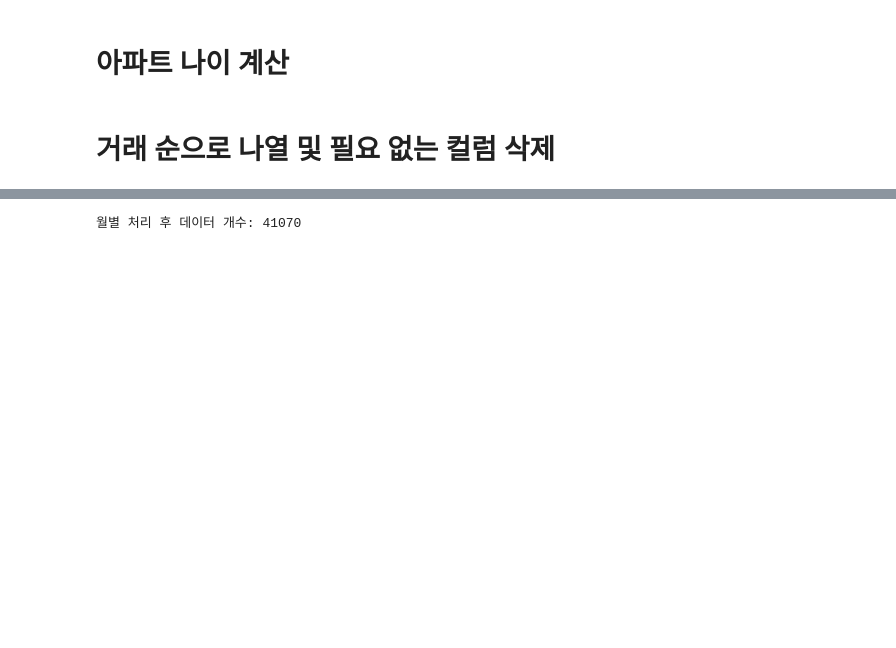
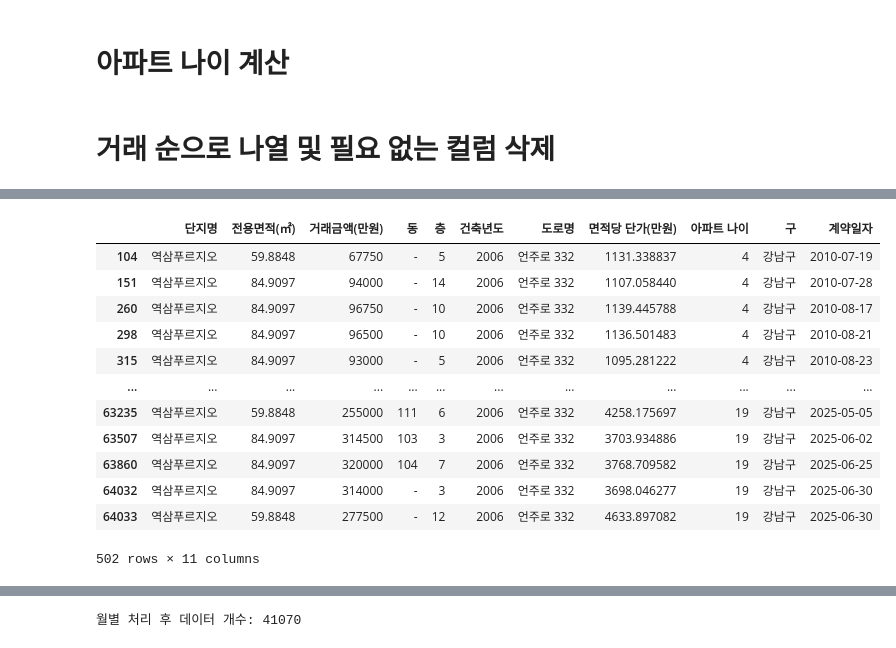
Before and after one commit to kimyoungho010311/AptPrice-SatelliteSentiment, a Jupyter notebook: notebooks/gan_nam/prepro_apt.ipynb, the cells around one changed output, grey strips where cells are left out. Saved outputs shown, nothing was run; the diff lists cells and outputs as text; code cells hidden in the pictures; blank space fills up the shorter version.

```diff
--- a/notebooks/gan_nam/prepro_apt.ipynb
+++ b/notebooks/gan_nam/prepro_apt.ipynb
@@ -117,4 +117,6 @@ df['계약일자'] = df['계약년월'].astype(str) + df['계약일'].astype(str
 df['계약일자'] = pd.to_datetime(df['계약일자'], format='%Y%m%d')
 
 df = df.sort_values('계약일자').reset_index(drop=True)
-df.drop(['시군구','계약년월','계약일','동','계약년도'], axis=1, inplace=True)
+#df.drop(['시군구','계약년월','계약일','동','계약년도'], axis=1, inplace=True)
+# 아래는 동이 없는 버전
+df.drop(['시군구','계약년월','계약일','계약년도'], axis=1, inplace=True)
@@ -120,0 +132,16 @@ df.drop(['시군구','계약년월','계약일','동','계약년도'], axis=1, i
+# %%
+df[df['도로명'] =='언주로 332']
+# %% [output]
+|  | 단지명 | 전용면적(㎡) | 거래금액(만원) | 동 | 층 | 건축년도 | 도로명 | 면적당 단가(만원) | 아파트 나이 | 구 | 계약일자 |
+| 104 | 역삼푸르지오 | 59.8848 | 67750 | - | 5 | 2006 | 언주로 332 | 1131.338837 | 4 | 강남구 | 2010-07-19 |
+| 151 | 역삼푸르지오 | 84.9097 | 94000 | - | 14 | 2006 | 언주로 332 | 1107.058440 | 4 | 강남구 | 2010-07-28 |
+| 260 | 역삼푸르지오 | 84.9097 | 96750 | - | 10 | 2006 | 언주로 332 | 1139.445788 | 4 | 강남구 | 2010-08-17 |
+| 298 | 역삼푸르지오 | 84.9097 | 96500 | - | 10 | 2006 | 언주로 332 | 1136.501483 | 4 | 강남구 | 2010-08-21 |
+| 315 | 역삼푸르지오 | 84.9097 | 93000 | - | 5 | 2006 | 언주로 332 | 1095.281222 | 4 | 강남구 | 2010-08-23 |
+| ... | ... | ... | ... | ... | ... | ... | ... | ... | ... | ... | ... |
+| 63235 | 역삼푸르지오 | 59.8848 | 255000 | 111 | 6 | 2006 | 언주로 332 | 4258.175697 | 19 | 강남구 | 2025-05-05 |
+| 63507 | 역삼푸르지오 | 84.9097 | 314500 | 103 | 3 | 2006 | 언주로 332 | 3703.934886 | 19 | 강남구 | 2025-06-02 |
+| 63860 | 역삼푸르지오 | 84.9097 | 320000 | 104 | 7 | 2006 | 언주로 332 | 3768.709582 | 19 | 강남구 | 2025-06-25 |
+| 64032 | 역삼푸르지오 | 84.9097 | 314000 | - | 3 | 2006 | 언주로 332 | 3698.046277 | 19 | 강남구 | 2025-06-30 |
+| 64033 | 역삼푸르지오 | 59.8848 | 277500 | - | 12 | 2006 | 언주로 332 | 4633.897082 | 19 | 강남구 | 2025-06-30 |
+502 rows × 11 columns
```
Also changed, not shown: parts of 4 cells of this notebook, 7 other files.
